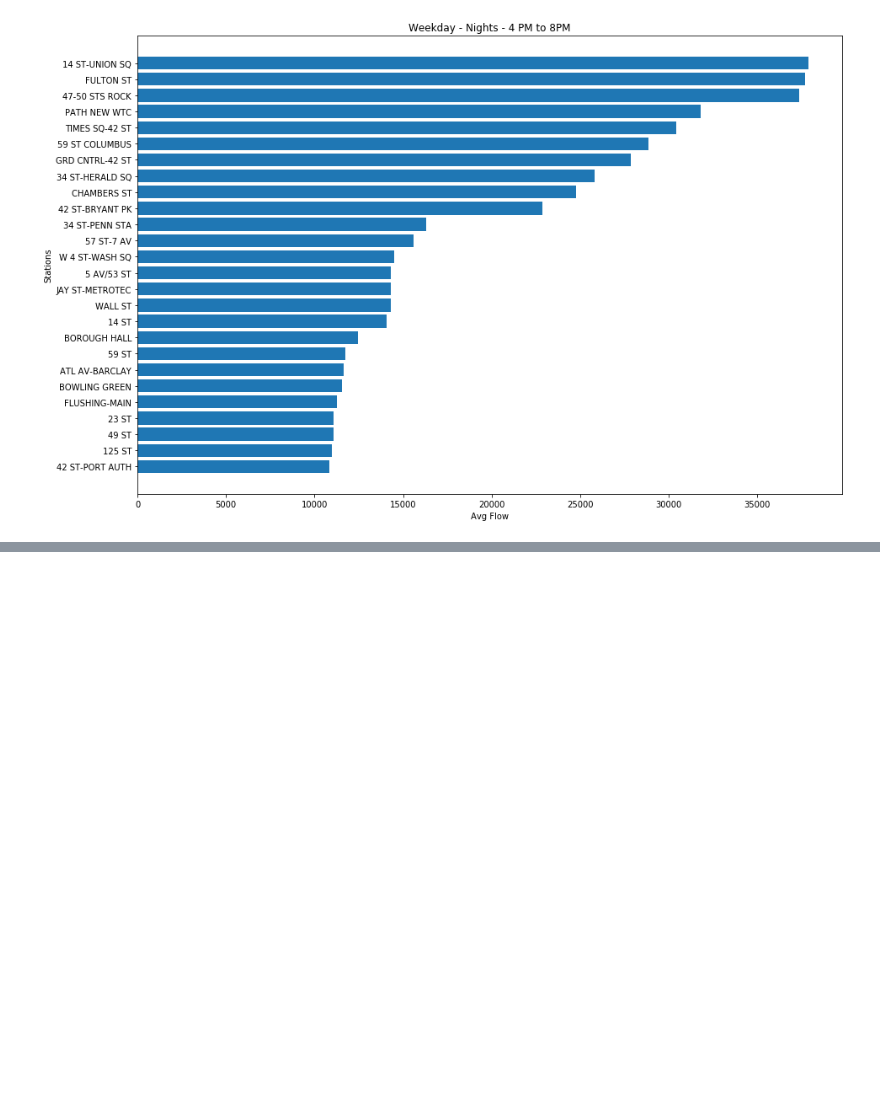
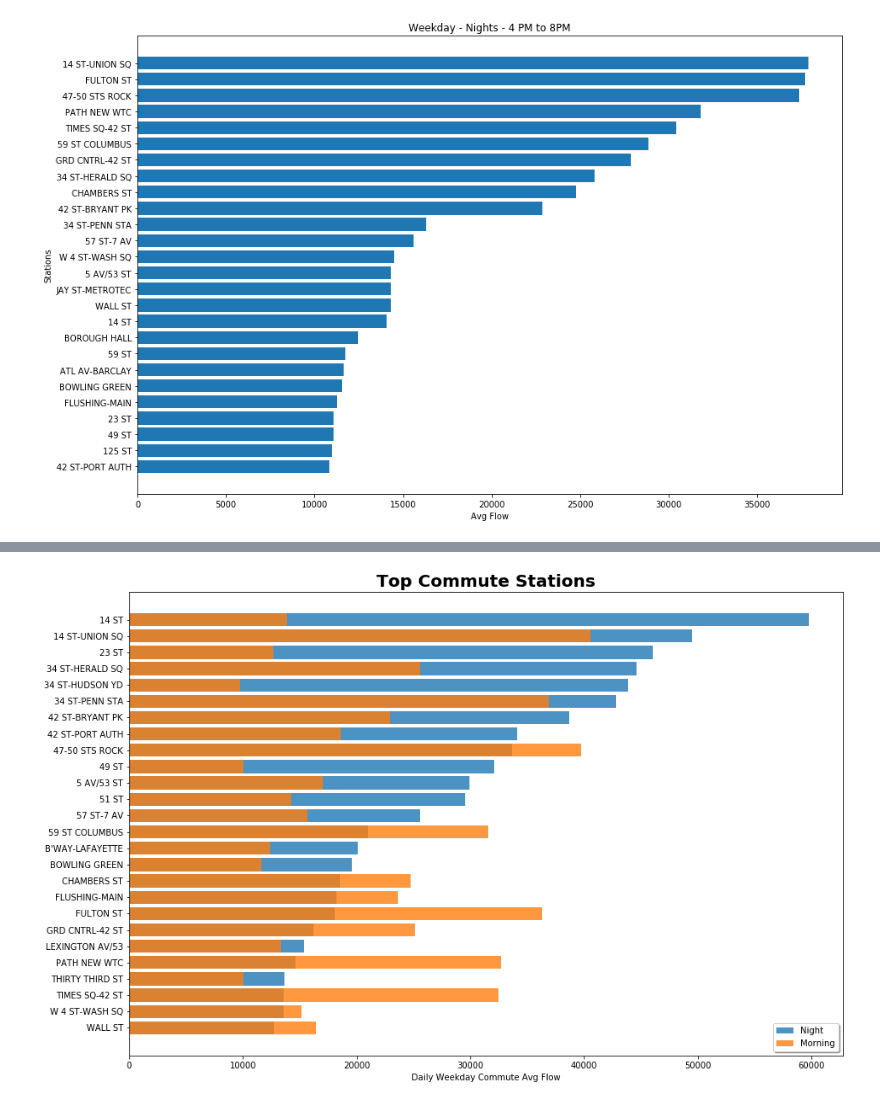
Before and after one commit to djsegal/metis_mta, a Jupyter notebook: Project1-Copy1.ipynb, the cells around one changed output, grey strips where cells are left out. Saved outputs shown, nothing was run; the diff lists cells and outputs as text; code cells hidden in the pictures; blank space fills up the shorter version.

Commit message:
add some label and top commute station list
add some label and top commute station list, also related plot images

```diff
--- a/Project1-Copy1.ipynb
+++ b/Project1-Copy1.ipynb
@@ -429,0 +421,5 @@ TOP_25_DF_weekedays.head(10)
+# %%
+#DataFrame for station we narrow down
+DF_STATION_morning = DF_morning[( DF_morning.STATION == "14 ST" ) | ( DF_morning.STATION == "14 ST-UNION SQ" ) | ( DF_morning.STATION == "23 ST" ) | ( DF_morning.STATION == "34 ST-HERALD SQ" ) | ( DF_morning.STATION == "34 ST-HUDSON YD" ) | ( DF_morning.STATION == "34 ST-PENN STA" ) | ( DF_morning.STATION == "42 ST-BRYANT PK" ) | ( DF_morning.STATION == "42 ST-PORT AUTH" ) | ( DF_morning.STATION == "47-50 STS ROCK" ) | ( DF_morning.STATION == "49 ST" ) | ( DF_morning.STATION == "5 AV/53 ST" ) | ( DF_morning.STATION == "51 ST" ) | ( DF_morning.STATION == "57 ST-7 AV" ) | ( DF_morning.STATION == "59 ST COLUMBUS" ) | ( DF_morning.STATION == "B'WAY-LAFAYETTE" ) | ( DF_morning.STATION == "BOWLING GREEN" ) | ( DF_morning.STATION == "CHAMBERS ST" ) | ( DF_morning.STATION == "FLUSHING-MAIN" ) | ( DF_morning.STATION == "FULTON ST" ) | ( DF_morning.STATION == "GRD CNTRL-42 ST" ) | ( DF_morning.STATION == "LEXINGTON AV/53" ) | ( DF_morning.STATION == "PATH NEW WTC" ) | ( DF_morning.STATION == "THIRTY THIRD ST" ) | ( DF_morning.STATION == "TIMES SQ-42 ST" ) | ( DF_morning.STATION == "W 4 ST-WASH SQ" ) | ( DF_morning.STATION == "WALL ST" )]
+
+DF_STATION_night = DF_night[( DF_night.STATION == "14 ST" ) | ( DF_night.STATION == "14 ST-UNION SQ" ) | ( DF_night.STATION == "23 ST" ) | ( DF_night.STATION == "34 ST-HERALD SQ" ) | ( DF_night.STATION == "34 ST-HUDSON YD" ) | ( DF_night.STATION == "34 ST-PENN STA" ) | ( DF_night.STATION == "42 ST-BRYANT PK" ) | ( DF_night.STATION == "42 ST-PORT AUTH" ) | ( DF_night.STATION == "47-50 STS ROCK" ) | ( DF_night.STATION == "49 ST" ) | ( DF_night.STATION == "5 AV/53 ST" ) | ( DF_night.STATION == "51 ST" ) | ( DF_night.STATION == "57 ST-7 AV" ) | ( DF_night.STATION == "59 ST COLUMBUS" ) | ( DF_night.STATION == "B'WAY-LAFAYETTE" ) | ( DF_night.STATION == "BOWLING GREEN" ) | ( DF_night.STATION == "CHAMBERS ST" ) | ( DF_night.STATION == "FLUSHING-MAIN" ) | ( DF_night.STATION == "FULTON ST" ) | ( DF_night.STATION == "GRD CNTRL-42 ST" ) | ( DF_night.STATION == "LEXINGTON AV/53" ) | ( DF_night.STATION == "PATH NEW WTC" ) | ( DF_night.STATION == "THIRTY THIRD ST" ) | ( DF_night.STATION == "TIMES SQ-42 ST" ) | ( DF_night.STATION == "W 4 ST-WASH SQ" ) | ( DF_night.STATION == "WALL ST" )]
@@ -429,0 +437,7 @@ TOP_25_DF_weekedays.head(10)
+# %%
+
+
+DF_STATION_morning_flows = DF_STATION_morning.groupby(['STATION']).sum().Total_flows/45
+DF_STATION_night_flows = DF_STATION_night.groupby(['STATION']).sum().sort_values('Total_flows', ascending=False).Total_flows/45
+
+# DF_STATION_night_flows
@@ -429,0 +448,18 @@ TOP_25_DF_weekedays.head(10)
+# %%
+TOP_25_DF_weekend = DF_weekend.groupby(['STATION']).sum().sort_values('Total_flows', ascending=False).reset_index().iloc[0:26]
+
+
+plt.figure(figsize = [15,10])
+
+plt.barh(DF_STATION_night.STATION.unique(),DF_STATION_night_flows,alpha=0.8 ); #horizontal bar chart
+plt.barh(DF_STATION_morning.STATION.unique(),DF_STATION_morning_flows ,alpha=0.8);
+
+
+plt.gca().invert_yaxis()
+plt.title("Top Commute Stations",fontsize = 20, weight = 'bold',color='k')
+plt.xlabel('Daily Weekday Commute Avg Flow',fontsize = 10 ,color='k')
+plt.legend(['Night','Morning'],shadow = True, loc = 0);
+
+plt.savefig("Top Commute Stations" )
+# %% [output]
+[figure, added]
```
Also changed, not shown: parts of 20 cells of this notebook, 5 other files.
